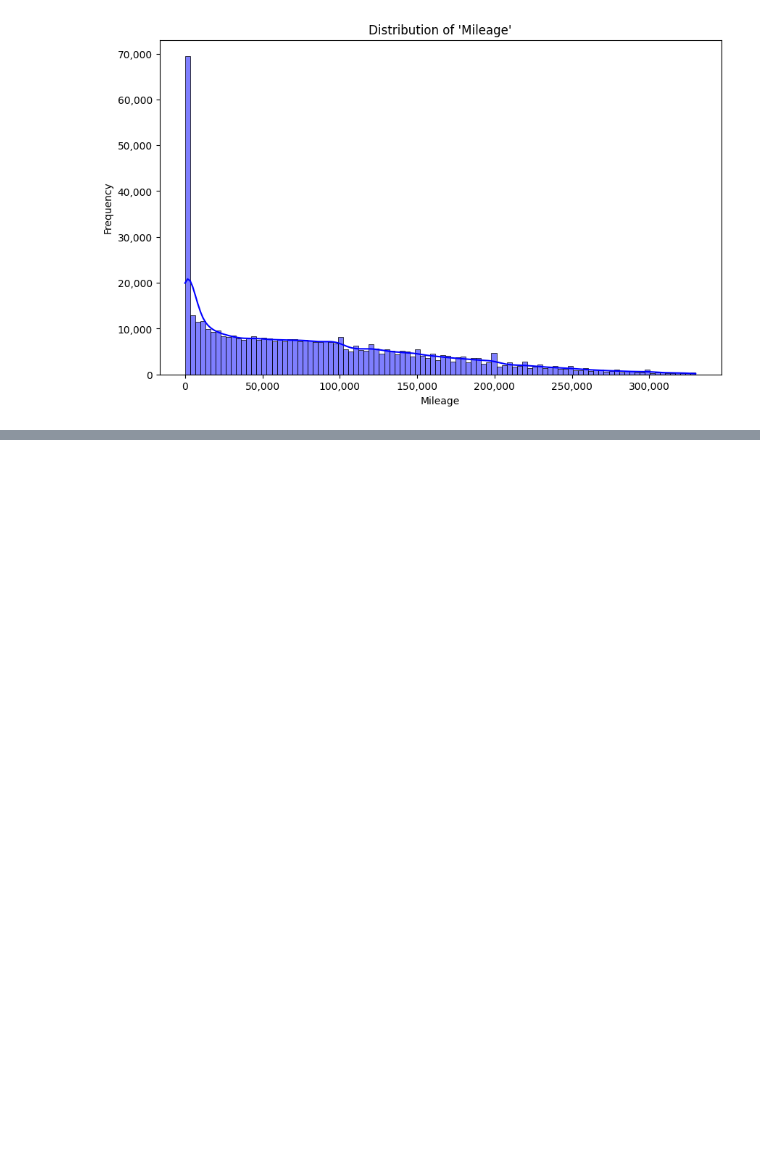
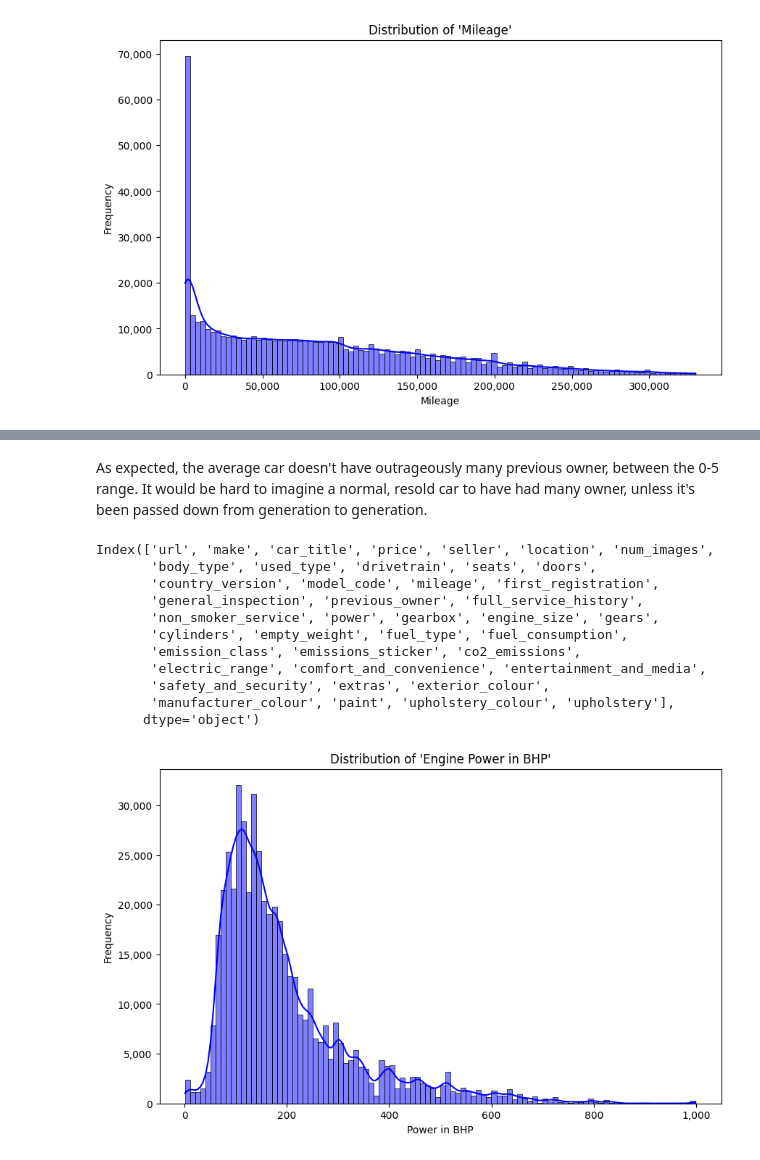
Before and after one commit to dfoddav2/SS25-capstone-project, a Jupyter notebook: exploratory.ipynb, the cells around one changed output, grey strips where cells are left out. Drawn from its saved outputs; the diff is of its cells as text; code cells hidden in the pictures; blank space fills up the shorter version.

```diff
--- a/exploratory.ipynb
+++ b/exploratory.ipynb
@@ -234,0 +306,29 @@ plt.show()
+# %% [markdown]
+As expected, the average car doesn't have outrageously many previous owner, between the 0-5 range. It would be hard to imagine a normal, resold car to have had many owner, unless it's been passed down from generation to generation.
+# %%
+# Distribution of photo counts
+print(df.columns)
+df_filtered = df[df['power'] < 1000]  # Filter rows where power < 1000
+
+# Plot histograms for numerical columns
+plt.figure(figsize=(10, 6))
+sns.histplot(df_filtered['power'], bins=100, kde=True, color='blue')
+plt.title("Distribution of 'Engine Power in BHP'")
+plt.xlabel("Power in BHP")
+plt.ylabel("Frequency")
+plt.gca().xaxis.set_major_formatter(mticker.StrMethodFormatter('{x:,.0f}'))
+plt.gca().yaxis.set_major_formatter(mticker.StrMethodFormatter('{x:,.0f}'))
+plt.show()
+# %% [output]
+Index(['url', 'make', 'car_title', 'price', 'seller', 'location', 'num_images',
+       'body_type', 'used_type', 'drivetrain', 'seats', 'doors',
+       'country_version', 'model_code', 'mileage', 'first_registration',
+       'general_inspection', 'previous_owner', 'full_service_history',
+       'non_smoker_service', 'power', 'gearbox', 'engine_size', 'gears',
+       'cylinders', 'empty_weight', 'fuel_type', 'fuel_consumption',
+       'emission_class', 'emissions_sticker', 'co2_emissions',
+       'electric_range', 'comfort_and_convenience', 'entertainment_and_media',
+       'safety_and_security', 'extras', 'exterior_colour',
+       'manufacturer_colour', 'paint', 'upholstery_colour', 'upholstery'],
+      dtype='object')
+[figure, added]
```
Also changed, not shown: parts of 11 cells of this notebook, 32 other files.
